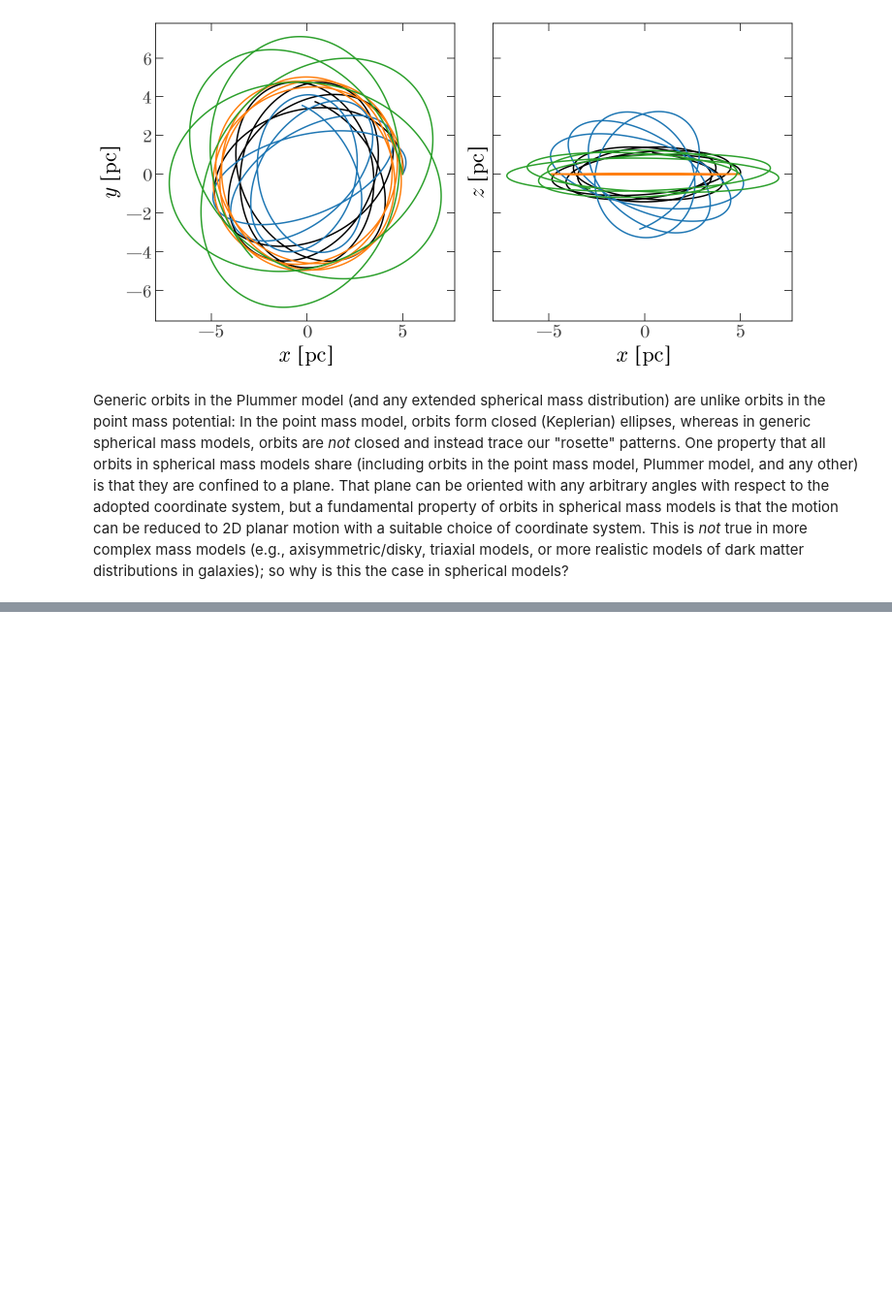
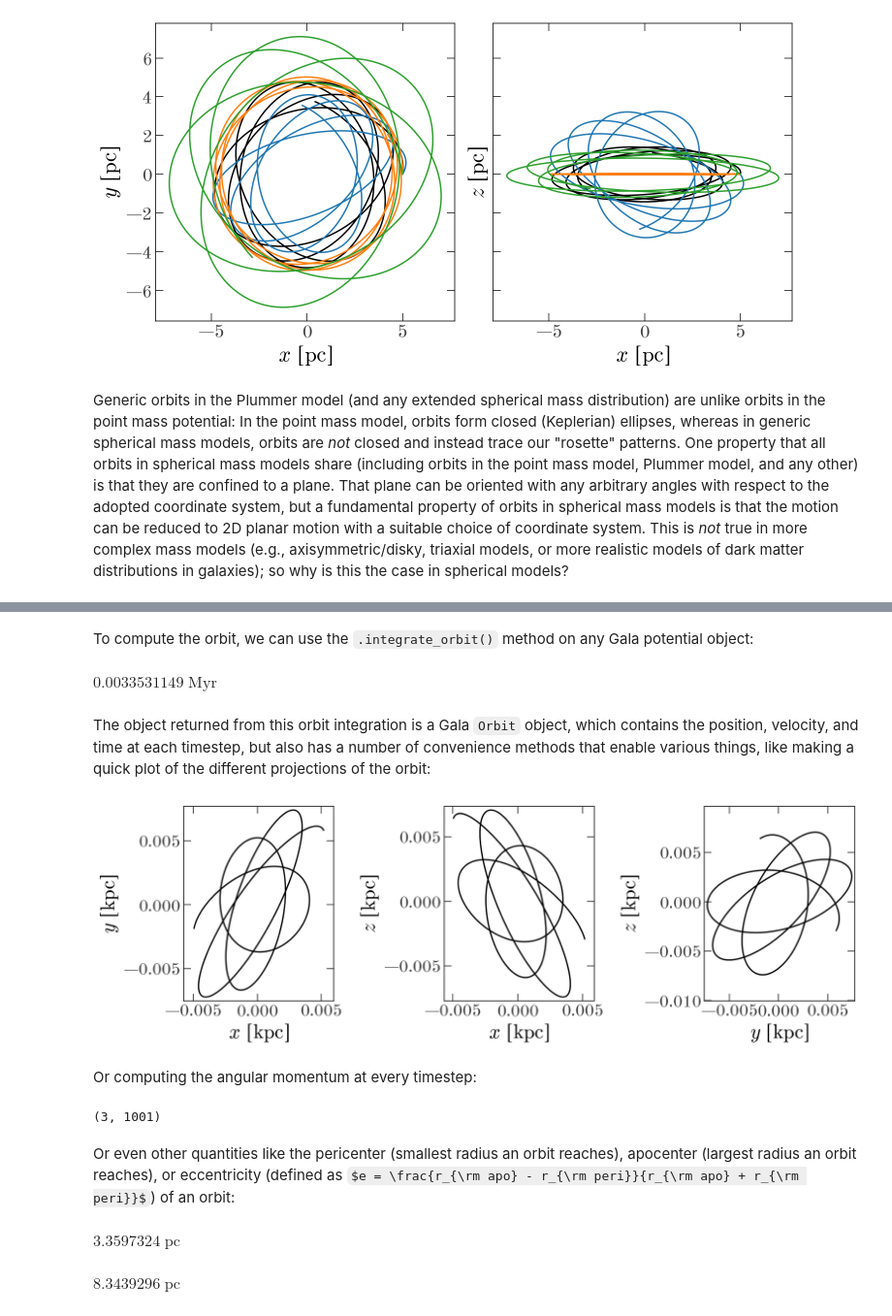
Before and after one commit to CCADynamicsGroup/SummerSchoolWorkshops, a Jupyter notebook: 1-Orbits/1-Orbits-in-spherical-gravitational-potentials.ipynb, the cells around one changed output, grey strips where cells are left out. Shown at 97% size. Cells and saved outputs as stored; diff of their text form; code cells hidden in the pictures; some formulas as TeX source; blank space fills up the shorter version.

```diff
--- a/1-Orbits/1-Orbits-in-spherical-gravitational-potentials.ipynb
+++ b/1-Orbits/1-Orbits-in-spherical-gravitational-potentials.ipynb
@@ -912,0 +837,14 @@ I.e. can you guess how many isolating integrals of motion there are for orbits i
+# %%
+rng = np.random.default_rng(seed=123)
+
+rand_x0 = rng.normal(0, 5, size=3) * u.pc
+rand_v0 = rng.normal(0, 20, size=3) * u.km/u.s
+
+rand_plummer_ts, rand_plummer_xs, rand_plummer_vs = leapfrog_integrate(
+    plummer_acceleration,
+    x0=rand_x0,
+    v0=rand_v0,
+    dt=dt,
+    n_steps=1024,
+    acc_func_args=(plummer_M, plummer_b)
+)
@@ -930,0 +929,7 @@ TODO:
+# %%
+plummer_pot = gp.PlummerPotential(
+    m=plummer_M,
+    b=plummer_b,
+    units=galactic
+)
+plummer_pot
@@ -930,0 +963,37 @@ TODO:
+# %%
+w0 = gd.PhaseSpacePosition(
+    pos=rand_x0,
+    vel=rand_v0
+)
+# %% [markdown]
+To compute the orbit, we can use the `.integrate_orbit()` method on any Gala potential object:
+# %%
+dt.to(u.Myr)
+# %% [output]
+$0.0033531149 \; \mathrm{Myr}$
+# %%
+gala_plummer_orbit = plummer_pot.integrate_orbit(
+    w0, dt=dt, n_steps=1_000)
+# %% [markdown]
+The object returned from this orbit integration is a Gala `Orbit` object, which contains the position, velocity, and time at each timestep, but also has a number of convenience methods that enable various things, like making a quick plot of the different projections of the orbit:
+# %%
+_ = gala_plummer_orbit.plot()
+# %% [output]
+[figure, added]
+# %% [markdown]
+Or computing the angular momentum at every timestep:
+# %%
+gala_L = gala_plummer_orbit.angular_momentum()
+gala_L.shape
+# %% [output]
+(3, 1001)
+# %% [markdown]
+Or even other quantities like the pericenter (smallest radius an orbit reaches), apocenter (largest radius an orbit reaches), or eccentricity (defined as $e = \frac{r_{\rm apo} - r_{\rm peri}}{r_{\rm apo} + r_{\rm peri}}$) of an orbit:
+# %%
+gala_plummer_orbit.pericenter().to(u.pc)
+# %% [output]
+$3.3597324 \; \mathrm{pc}$
+# %%
+gala_plummer_orbit.apocenter().to(u.pc)
+# %% [output]
+$8.3439296 \; \mathrm{pc}$
```
Also changed, not shown: parts of 54 cells of this notebook.
